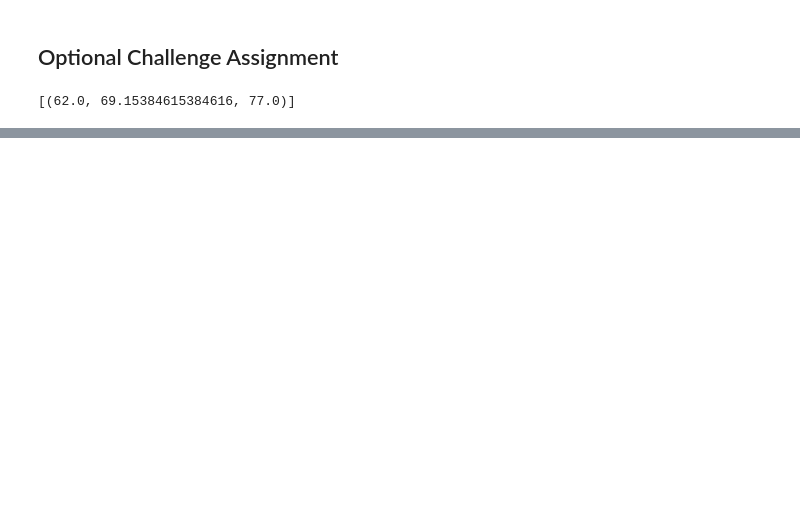
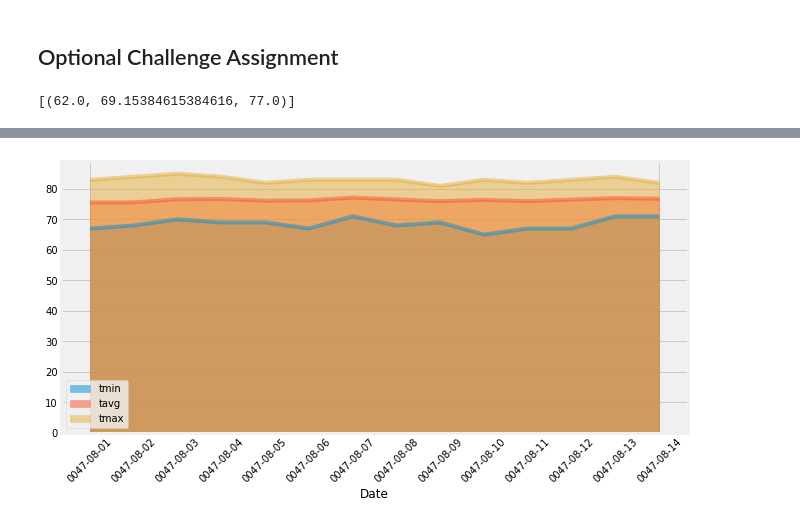
Before and after one commit to pamcuellas/ClimateAnalysisAndExploration, a Jupyter notebook: ClimateAnalysisAndExploration.ipynb, the cells around one changed output, grey strips where cells are left out. Cells and saved outputs as stored; diff of their text form; code cells hidden in the pictures; blank space fills up the shorter version.

```diff
--- a/ClimateAnalysisAndExploration.ipynb
+++ b/ClimateAnalysisAndExploration.ipynb
@@ -354,0 +346,14 @@ daily_normals("01-01")
+# %%
+# Load the previous query results into a Pandas DataFrame and add the `trip_dates` range as the `date` index
+
+df_final = pd.DataFrame(normals, columns=['tmin', 'tavg', 'tmax'], \
+                          index=pd.date_range(start=prev_start, end=prev_end, freq='D'))
+#                           index=pd.date_range(start=str(prev_start), end=str(prev_end), freq='D'))
+
+
+
+# df_normals = pd.DataFrame(normals, columns=['tmin', 'tavg', 'tmax'])
+# df_dates = pd.DataFrame(dates, columns=['date'])
+# df_final = pd.merge(df_normals, df_dates, right_index=True, left_index=True)
+# df_final.set_index('date', inplace=True)
+df_final
@@ -354,0 +376,31 @@ daily_normals("01-01")
+# %%
+# Plot the daily normals as an area plot with `stacked=False`
+import matplotlib.dates as mdates
+
+fign, ax1 = plt.subplots(figsize=(10,5))
+
+df_final.plot(ax=ax1,kind='area', stacked=False, use_index=True,  rot=45, grid=True,sharex=True)
+plt.xlabel('Date')
+
+ax1.set_xticklabels(dates)
+# ax1.set_xticks([1,2,3,4,5,6,7,8,9,10,11,12,13,14])
+
+
+
+# xticks=list(df_final.index),
+# ax1.set_xticks(list(df_final.index))
+
+ax1.xaxis_date()
+
+date_fmt = mdates.DateFormatter('%Y-%m-%d')
+ax1.xaxis.set_major_formatter(date_fmt)
+ax1.xaxis.set_minor_formatter(date_fmt)
+# _=plt.xticks(rotation=45)
+
+
+
+# ax1.grid(True)
+
+# ax1.set_xticks(fontsize="small", rotation=45)
+# %% [output]
+[figure, added]
```
Also changed, not shown: parts of 16 cells of this notebook.
